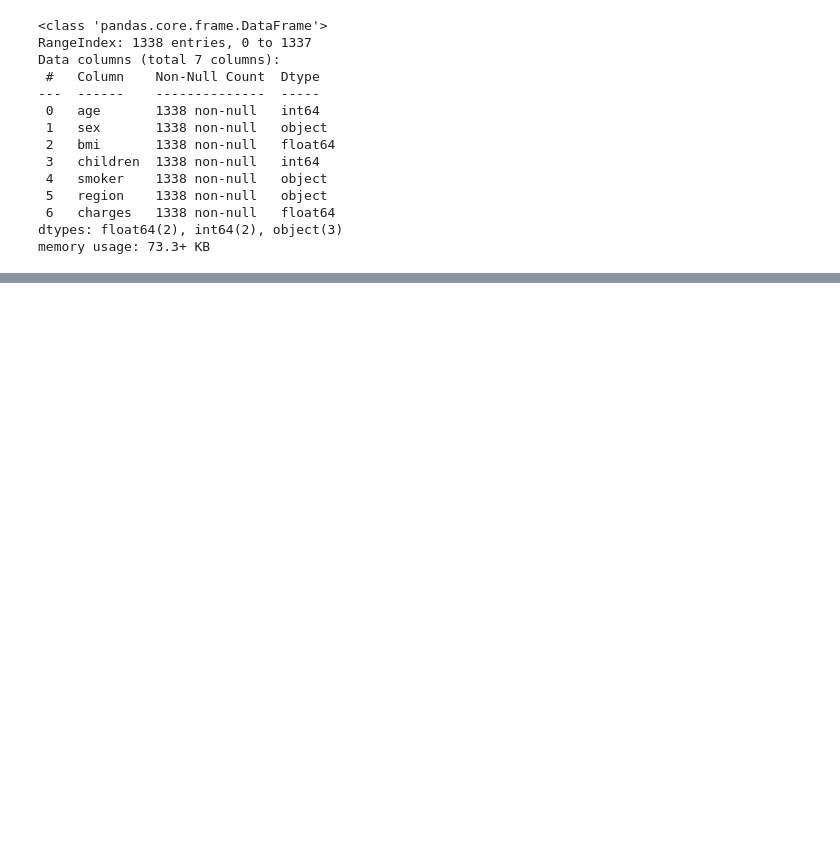
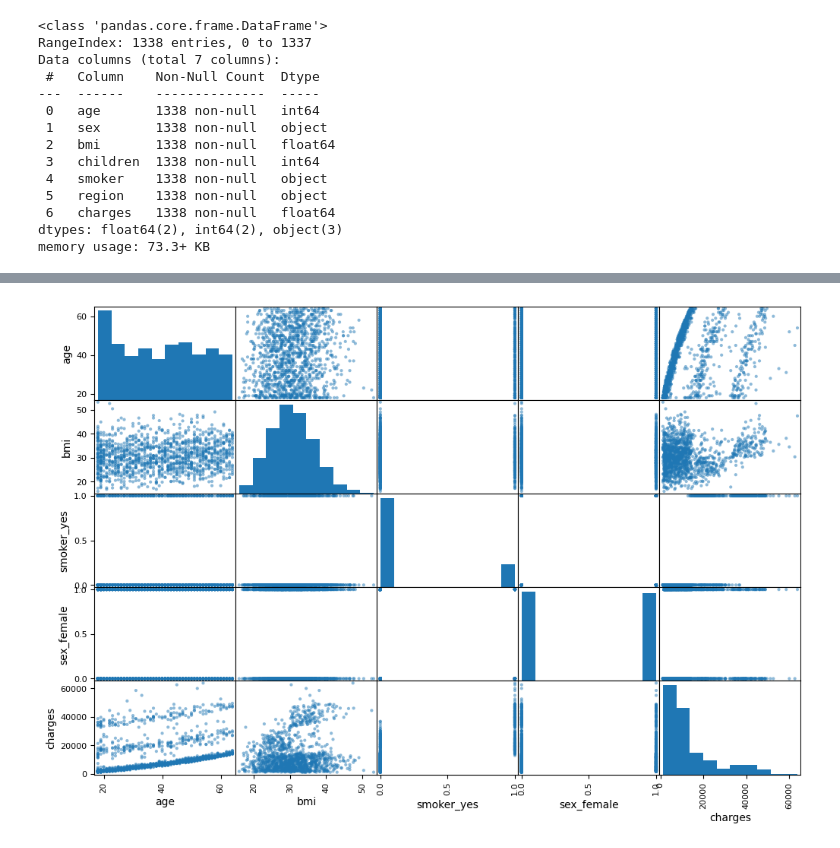
Before and after one commit to naina-bhatnagar/homlp, a Jupyter notebook: c2/exp_data_insurance_data.ipynb, the cells around one changed output, grey strips where cells are left out. Cells and saved outputs as stored; diff of their text form; code cells hidden in the pictures; blank space fills up the shorter version.

Commit message:
Version 4: visualized, used some feature engineering --> overfitted

```diff
--- a/c2/exp_data_insurance_data.ipynb
+++ b/c2/exp_data_insurance_data.ipynb
@@ -45,0 +61,4 @@ memory usage: 73.3+ KB
+# %%
+num_df = df.select_dtypes(include=np.number)
+cat_df = df.select_dtypes(include="object")
+num_df.head()
@@ -45,0 +72,8 @@ memory usage: 73.3+ KB
+# %%
+from sklearn.preprocessing import OneHotEncoder
+
+encoder = OneHotEncoder(sparse_output=False)
+cat_arr_encoded = encoder.fit_transform(cat_df)
+cat_df_encoded = pd.DataFrame(cat_arr_encoded, columns=encoder.get_feature_names_out())
+
+cat_df_encoded.info()
@@ -45,0 +96,3 @@ memory usage: 73.3+ KB
+# %%
+df_mod = num_df.join(cat_df_encoded)
+df_mod.info()
@@ -45,0 +119,8 @@ memory usage: 73.3+ KB
+# %%
+from pandas.plotting import scatter_matrix
+
+feats = ["age","bmi","smoker_yes","sex_female","charges"]
+scatter_matrix(df_mod[feats], figsize=(12,8))
+plt.show()
+# %% [output]
+[figure, added]
```
Also changed, not shown: parts of 12 cells of this notebook.
